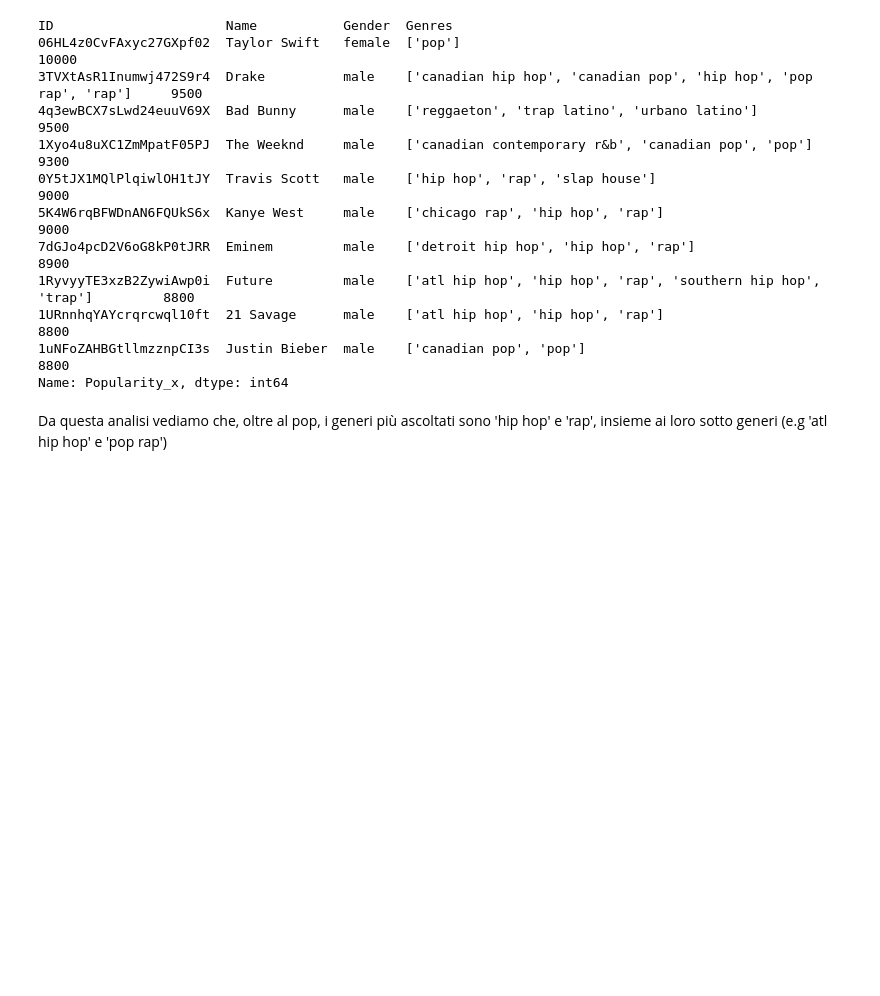
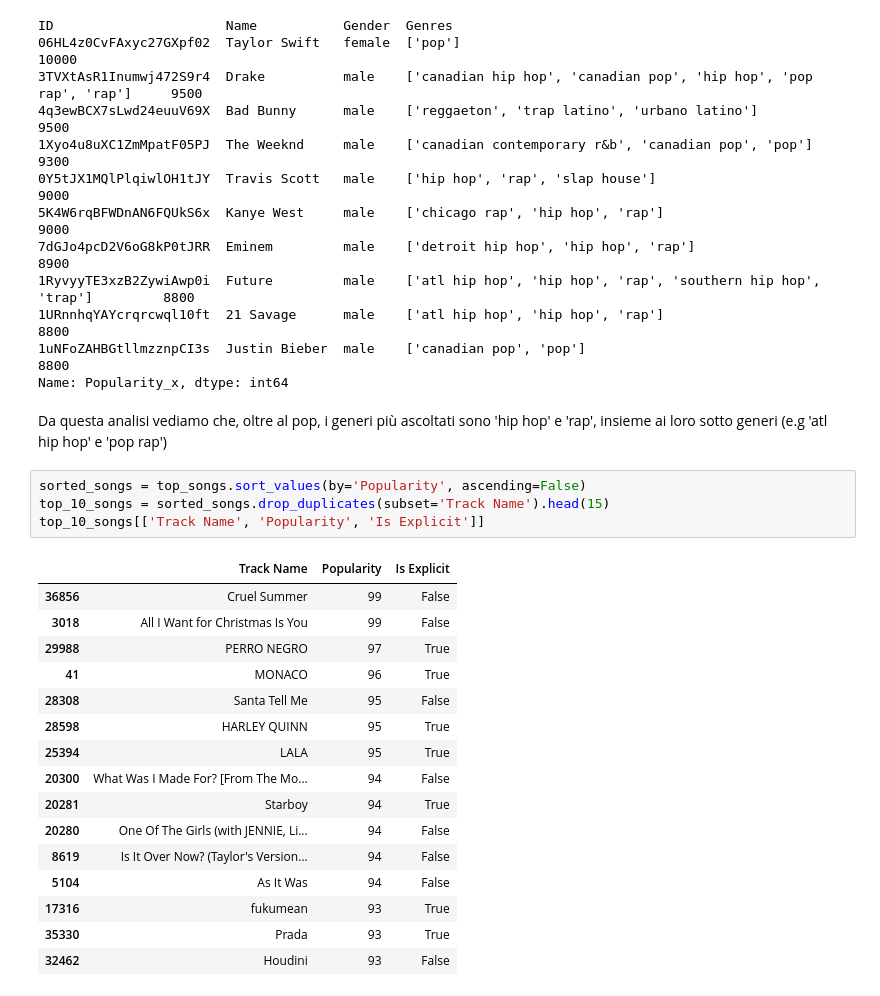
Before and after one commit to michelaminichini/Laboratorio-Big-Data-Progetto-2023, a Jupyter notebook: artists-top_songs.ipynb, the cells around one changed output. Saved outputs shown, nothing was run; the diff lists cells and outputs as text; blank space fills up the shorter version.

Commit message:
operazione su 'is explicit'

```diff
--- a/artists-top_songs.ipynb
+++ b/artists-top_songs.ipynb
@@ -218,3 +218,24 @@ ID                      Name           Gender  Genres
 Name: Popularity_x, dtype: int64
 # %% [markdown]
 Da questa analisi vediamo che, oltre al pop, i generi più ascoltati sono 'hip hop' e 'rap', insieme ai loro sotto generi (e.g 'atl hip hop' e 'pop rap')
+# %%
+sorted_songs = top_songs.sort_values(by='Popularity', ascending=False)
+top_10_songs = sorted_songs.drop_duplicates(subset='Track Name').head(15)
+top_10_songs[['Track Name', 'Popularity', 'Is Explicit']]
+# %% [output]
+|  | Track Name | Popularity | Is Explicit |
+| 36856 | Cruel Summer | 99 | False |
+| 3018 | All I Want for Christmas Is You | 99 | False |
+| 29988 | PERRO NEGRO | 97 | True |
+| 41 | MONACO | 96 | True |
+| 28308 | Santa Tell Me | 95 | False |
+| 28598 | HARLEY QUINN | 95 | True |
+| 25394 | LALA | 95 | True |
+| 20300 | What Was I Made For? [From The Mo... | 94 | False |
+| 20281 | Starboy | 94 | True |
+| 20280 | One Of The Girls (with JENNIE, Li... | 94 | False |
+| 8619 | Is It Over Now? (Taylor's Version... | 94 | False |
+| 5104 | As It Was | 94 | False |
+| 17316 | fukumean | 93 | True |
+| 35330 | Prada | 93 | True |
+| 32462 | Houdini | 93 | False |
```
Also changed, not shown: parts of 3 cells of this notebook.
